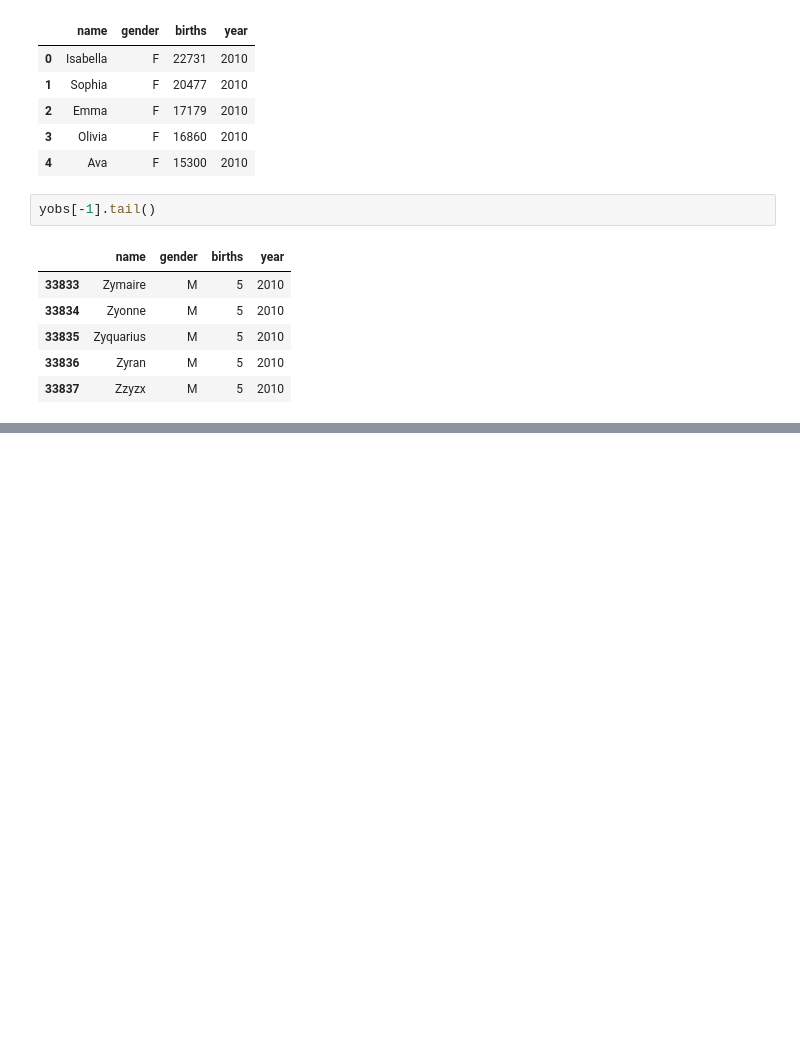
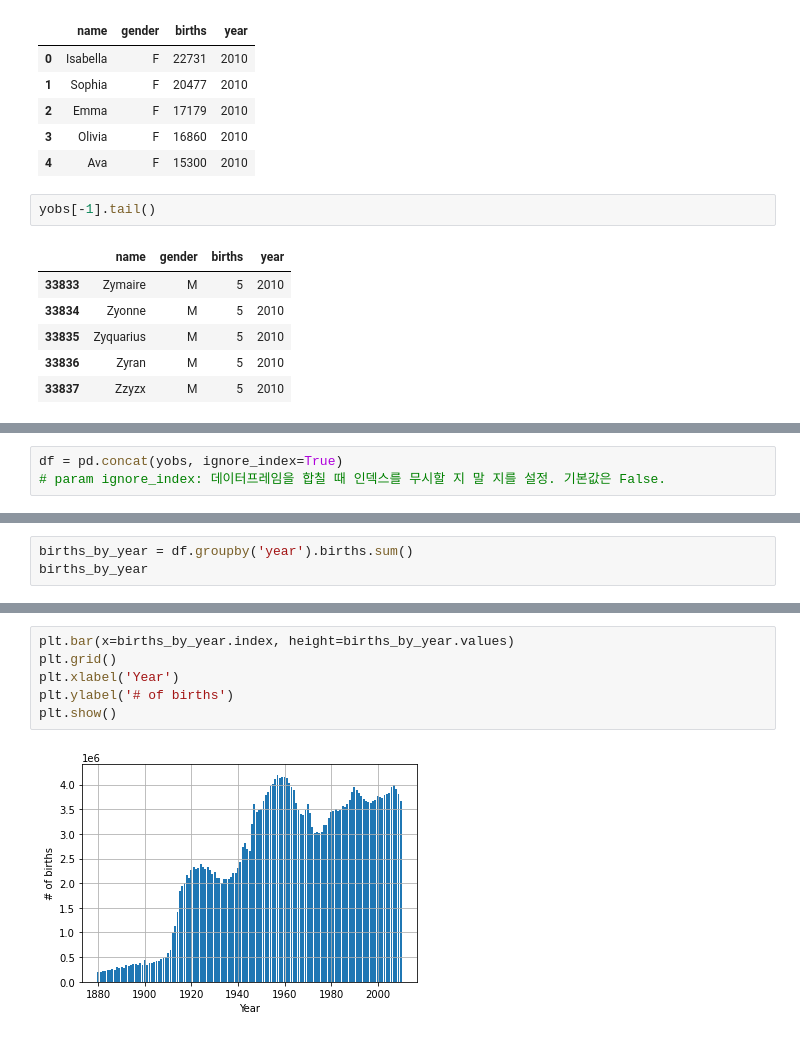
Before and after one commit to JakeOh/202208_itw_java134_lab_python, a Jupyter notebook: py24_yob.ipynb, the cells around one changed output, grey strips where cells are left out. Drawn from its saved outputs; the diff is of its cells as text; blank space fills up the shorter version.

```diff
--- a/py24_yob.ipynb
+++ b/py24_yob.ipynb
@@ -114,0 +117,3 @@ yobs[-1].tail()
+# %%
+df = pd.concat(yobs, ignore_index=True)
+# param ignore_index: 데이터프레임을 합칠 때 인덱스를 무시할 지 말 지를 설정. 기본값은 False.
@@ -114,0 +162,3 @@ yobs[-1].tail()
+# %%
+births_by_year = df.groupby('year').births.sum()
+births_by_year
@@ -114,0 +179,8 @@ yobs[-1].tail()
+# %%
+plt.bar(x=births_by_year.index, height=births_by_year.values)
+plt.grid()
+plt.xlabel('Year')
+plt.ylabel('# of births')
+plt.show()
+# %% [output]
+[figure, added]
```
Also changed, not shown: parts of 14 cells of this notebook.
